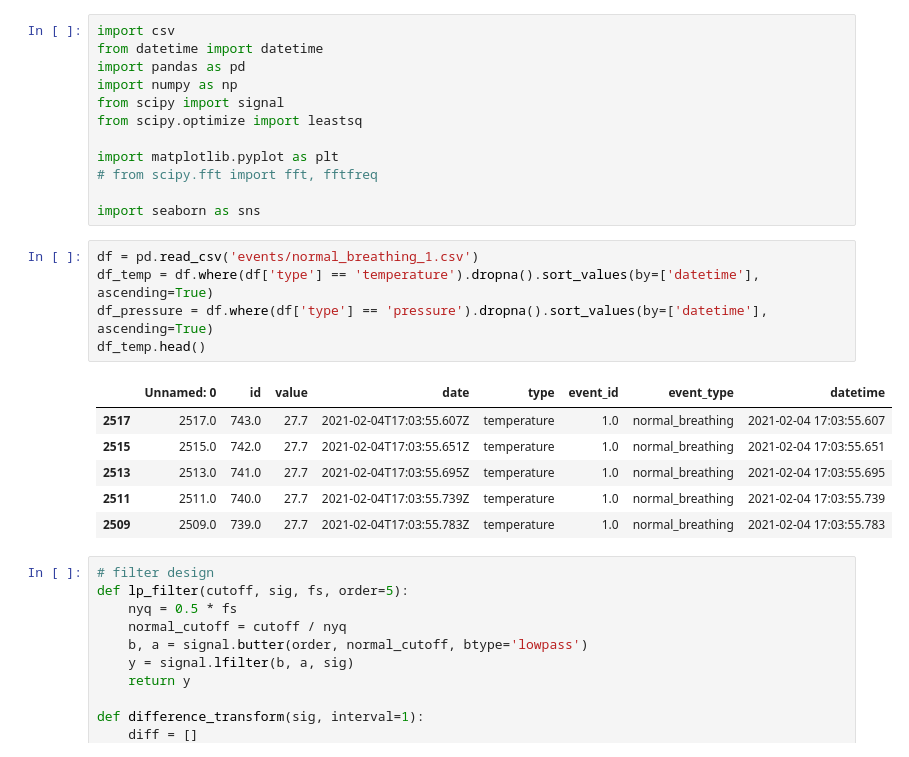
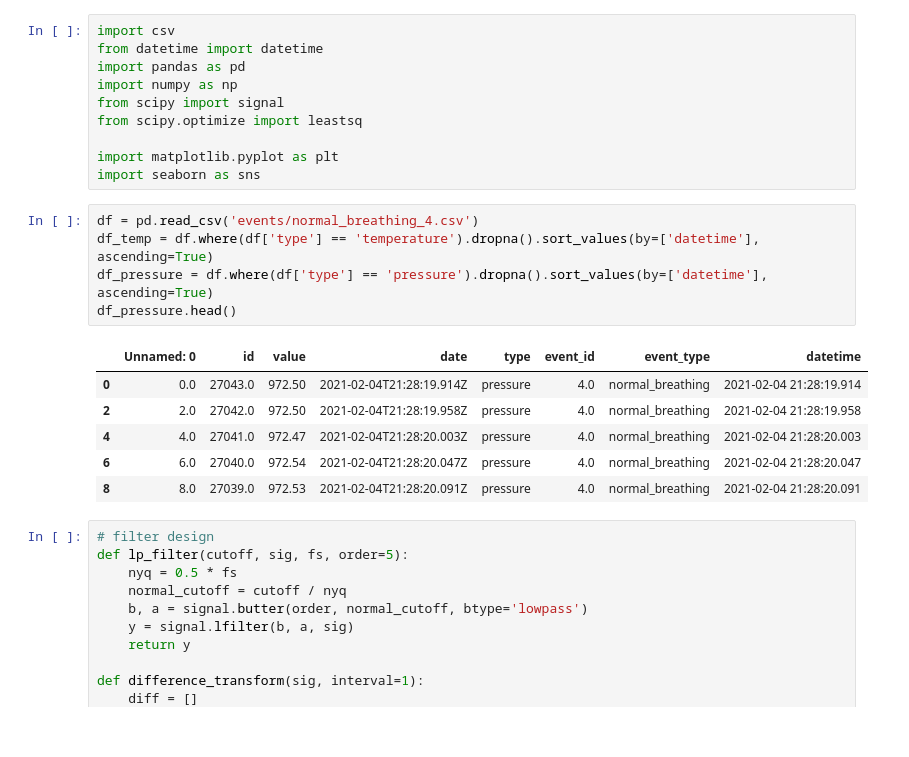
Before and after one commit to ka-moamoa/facebit-ios, a Jupyter notebook: data-exploration/respiration_rate.ipynb, the cells around one changed output. Drawn from its saved outputs; the diff is of its cells as text.

```diff
--- a/data-exploration/respiration_rate.ipynb
+++ b/data-exploration/respiration_rate.ipynb
@@ -7,21 +7,19 @@ from scipy import signal
 from scipy.optimize import leastsq
 
 import matplotlib.pyplot as plt
-# from scipy.fft import fft, fftfreq
-
 import seaborn as sns
 # %%
-df = pd.read_csv('events/normal_breathing_1.csv')
+df = pd.read_csv('events/normal_breathing_4.csv')
 df_temp = df.where(df['type'] == 'temperature').dropna().sort_values(by=['datetime'], ascending=True)
 df_pressure = df.where(df['type'] == 'pressure').dropna().sort_values(by=['datetime'], ascending=True)
-df_temp.head()
+df_pressure.head()
 # %% [output]
 |  | Unnamed: 0 | id | value | date | type | event_id | event_type | datetime |
-| 2517 | 2517.0 | 743.0 | 27.7 | 2021-02-04T17:03:55.607Z | temperature | 1.0 | normal_breathing | 2021-02-04 17:03:55.607 |
-| 2515 | 2515.0 | 742.0 | 27.7 | 2021-02-04T17:03:55.651Z | temperature | 1.0 | normal_breathing | 2021-02-04 17:03:55.651 |
-| 2513 | 2513.0 | 741.0 | 27.7 | 2021-02-04T17:03:55.695Z | temperature | 1.0 | normal_breathing | 2021-02-04 17:03:55.695 |
-| 2511 | 2511.0 | 740.0 | 27.7 | 2021-02-04T17:03:55.739Z | temperature | 1.0 | normal_breathing | 2021-02-04 17:03:55.739 |
-| 2509 | 2509.0 | 739.0 | 27.7 | 2021-02-04T17:03:55.783Z | temperature | 1.0 | normal_breathing | 2021-02-04 17:03:55.783 |
+| 0 | 0.0 | 27043.0 | 972.50 | 2021-02-04T21:28:19.914Z | pressure | 4.0 | normal_breathing | 2021-02-04 21:28:19.914 |
+| 2 | 2.0 | 27042.0 | 972.50 | 2021-02-04T21:28:19.958Z | pressure | 4.0 | normal_breathing | 2021-02-04 21:28:19.958 |
+| 4 | 4.0 | 27041.0 | 972.47 | 2021-02-04T21:28:20.003Z | pressure | 4.0 | normal_breathing | 2021-02-04 21:28:20.003 |
+| 6 | 6.0 | 27040.0 | 972.54 | 2021-02-04T21:28:20.047Z | pressure | 4.0 | normal_breathing | 2021-02-04 21:28:20.047 |
+| 8 | 8.0 | 27039.0 | 972.53 | 2021-02-04T21:28:20.091Z | pressure | 4.0 | normal_breathing | 2021-02-04 21:28:20.091 |
 # %%
 # filter design
 def lp_filter(cutoff, sig, fs, order=5):
```
Also changed, not shown: parts of 9 cells of this notebook.
